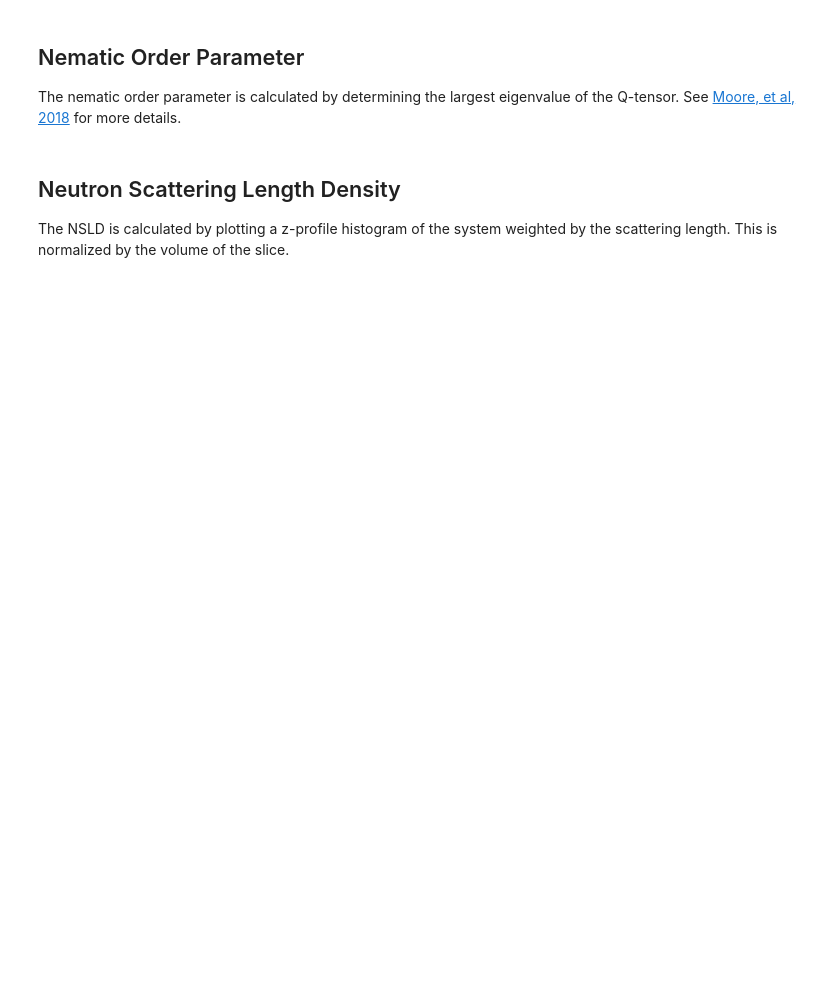
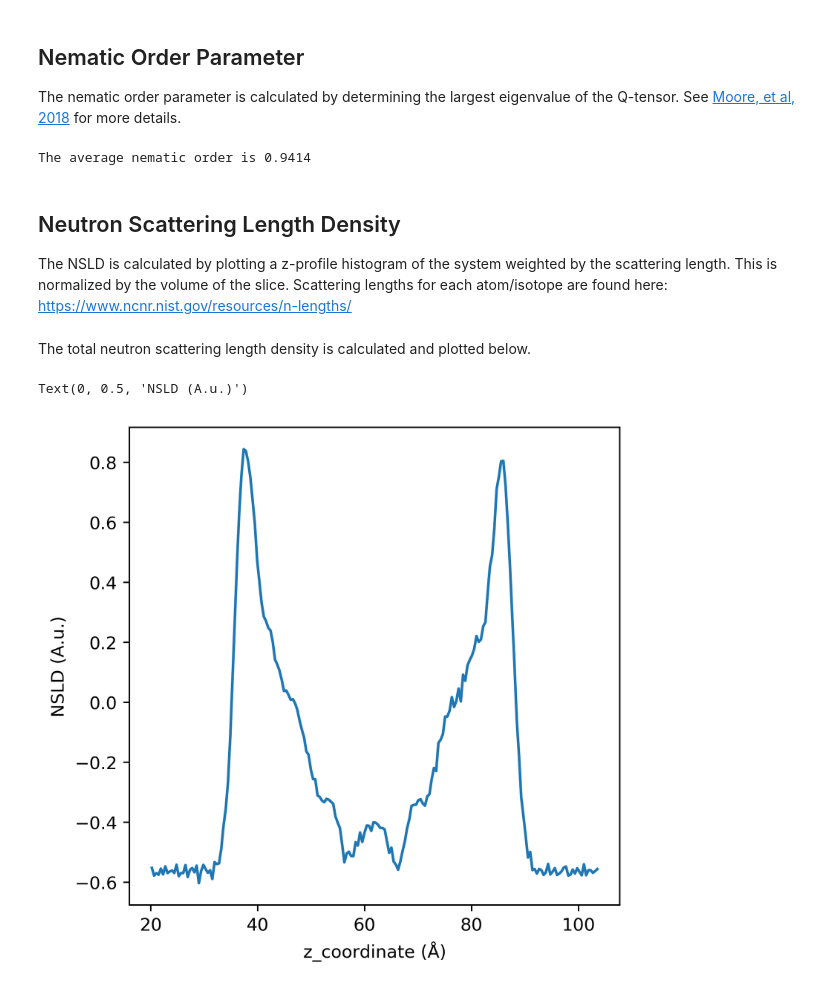
Before and after one commit to uppittu11/true_lipids, a Jupyter notebook: workflow/analysis/analysis.ipynb, the cells around one changed output. Saved outputs shown, nothing was run; the diff lists cells and outputs as text; code cells hidden in the pictures; blank space fills up the shorter version.

```diff
--- a/workflow/analysis/analysis.ipynb
+++ b/workflow/analysis/analysis.ipynb
@@ -9,0 +12,10 @@ In this notebook the trajectory produced in the simulation section is analyzed.
+# %%
+from copy import deepcopy
+
+import numpy as np
+import mdtraj as md
+import matplotlib.pyplot as plt
+from scipy.signal import find_peaks
+
+traj = md.load("../simulation/5_prod/traj_wrapped.xtc", top="../simulation/5_prod/confout.gro")
+print(traj)
@@ -28,4 +92,51 @@ The nematic order parameter is calculated by determining the largest eigenvalue
+# %%
+# We can use the same definition of the tail indices as in the tilt angle calculation (see above)
+# Compute the nematic order using MDTraj
+s2 = md.compute_nematic_order(traj=traj, indices=tails)
+
+# Get the average nematic order over all frames
+s2_mean = np.mean(s2)
+
+print(f"The average nematic order is {s2_mean:.4f}")
+# %% [output]
+The average nematic order is 0.9414
 # %% [markdown]
 ## Neutron Scattering Length Density
 
-The NSLD is calculated by plotting a z-profile histogram of the system weighted by the scattering length. This is normalized by the volume of the slice.
+The NSLD is calculated by plotting a z-profile histogram of the system weighted by the scattering length. This is normalized by the volume of the slice. Scattering lengths for each atom/isotope are found here: https://www.ncnr.nist.gov/resources/n-lengths/
+# %%
+# Define scattering lengths for each element
+scattering_length = {"hydrogen" : -3.74,
+                     "deuterium" : 6.671,
+                     "carbon"     : 6.6511,
+                     "nitrogen"   : 9.37,
+                     "oxygen"     : 5.803
+                    }
+# %% [markdown]
+The total neutron scattering length density is calculated and plotted below.
+# %%
+# Get a list of scattering lengths for each index
+scattering_lengths = [scattering_length[atom.element.name] for atom in traj.top.atoms]
+
+# Compute a histogram of the total scattering length vs the z-coordinate.
+nsld, edges = np.histogram(traj.xyz[:,:,2].reshape(-1),
+                          range=[2,np.mean(traj.unitcell_lengths[:,2])-2],
+                          bins=200,
+                          weights=np.array(scattering_lengths*traj.n_frames))
+bins = (edges[1:] + edges[:-1]) * 0.5
+
+# Divide by number of frames
+nsld /= traj.n_frames
+
+# Divide by bin width and box area to get density
+nsld /= (bins[1]-bins[0]) * np.mean(traj.unitcell_lengths[:,0] * traj.unitcell_lengths[:,1])
+
+# Convert to angstroms and plot the scattering length density
+plt.figure(dpi=350, figsize=[5, 5])
+plt.plot(bins*10, nsld*0.01, label="Total NSLD")
+
+plt.xlabel("z_coordinate (Å)")
+plt.ylabel("NSLD (A.u.)")
+# %% [output]
+Text(0, 0.5, 'NSLD (A.u.)')
+[figure, added]
```
Also changed, not shown: parts of 12 cells of this notebook.
